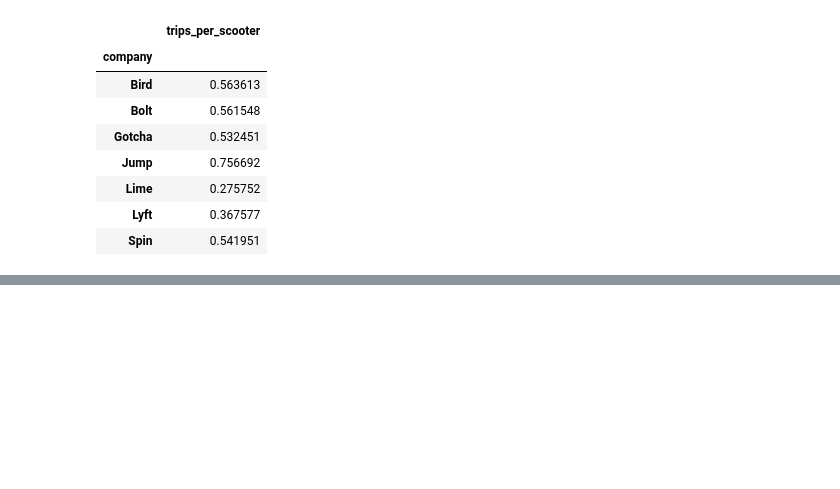
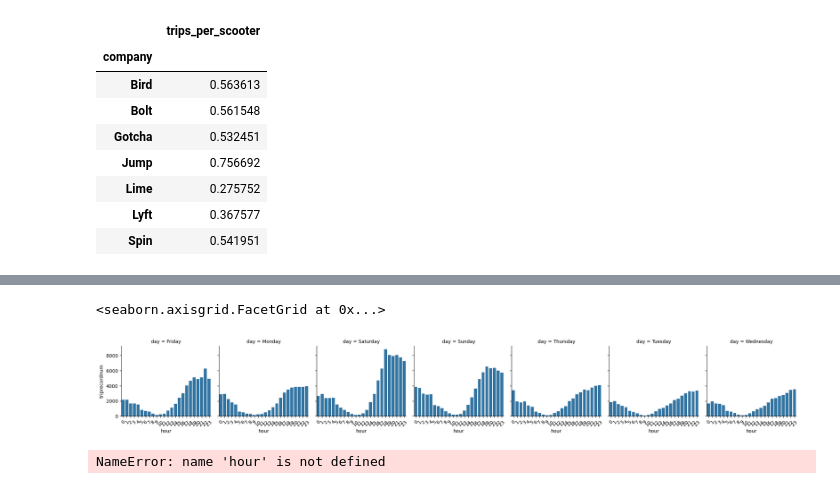
Before and after one commit to NSS-Data-Analytics-Cohort-11/scooters-no-pineapple, a Jupyter notebook: notebook/Scooter Book.ipynb, the cells around one changed output, grey strips where cells are left out. Drawn from its saved outputs; the diff is of its cells as text; code cells hidden in the pictures; blank space fills up the shorter version.

```diff
--- a/notebook/Scooter Book.ipynb
+++ b/notebook/Scooter Book.ipynb
@@ -391,0 +392,15 @@ comp_trips_by_day.groupby(['company',]).agg({'trips_per_scooter': 'mean'})
+# %%
+# query = '''
+# SELECT
+# 	pubtimestamp,
+# 	companyname,
+# 	triprecordnum
+# FROM trips
+# WHERE tripduration > 1 AND tripduration < (60*24)
+# '''
+
+# with engine.connect() as connection:
+#     trip_times = pd.read_sql(text(query), con = connection)
+# trip_times.to_csv('trip_times.csv', index=False)
+trip_times = pd.read_csv('trip_times.csv')
+trip_times.head()
@@ -391,0 +414,3 @@ comp_trips_by_day.groupby(['company',]).agg({'trips_per_scooter': 'mean'})
+# %%
+trip_times['hour'] = pd.to_datetime(trip_times['pubtimestamp'], format='mixed').dt.hour
+trip_times.head()
@@ -391,0 +424,3 @@ comp_trips_by_day.groupby(['company',]).agg({'trips_per_scooter': 'mean'})
+# %%
+trip_times['day'] = pd.to_datetime(trip_times['pubtimestamp'], format='mixed').dt.day_name()
+trip_times.head()
@@ -391,0 +434,2 @@ comp_trips_by_day.groupby(['company',]).agg({'trips_per_scooter': 'mean'})
+# %%
+dh = trip_times.groupby(['day','hour'])['triprecordnum'].nunique().reset_index()
@@ -391,0 +452,12 @@ comp_trips_by_day.groupby(['company',]).agg({'trips_per_scooter': 'mean'})
+# %%
+g = sns.FacetGrid(dh, col="day")
+g.map_dataframe(sns.barplot, x="hour", y="triprecordnum")
+g.tick_params(axis='x', labelrotation=45)
+g.add_legend()
+# %% [output]
+<seaborn.axisgrid.FacetGrid at 0x...>
+[figure, added]
+# %%
+plt.bar(hour, triprecordnum)
+# %% [output]
+NameError: name 'hour' is not defined
```
Also changed, not shown: parts of 30 cells of this notebook, 2 other files.
